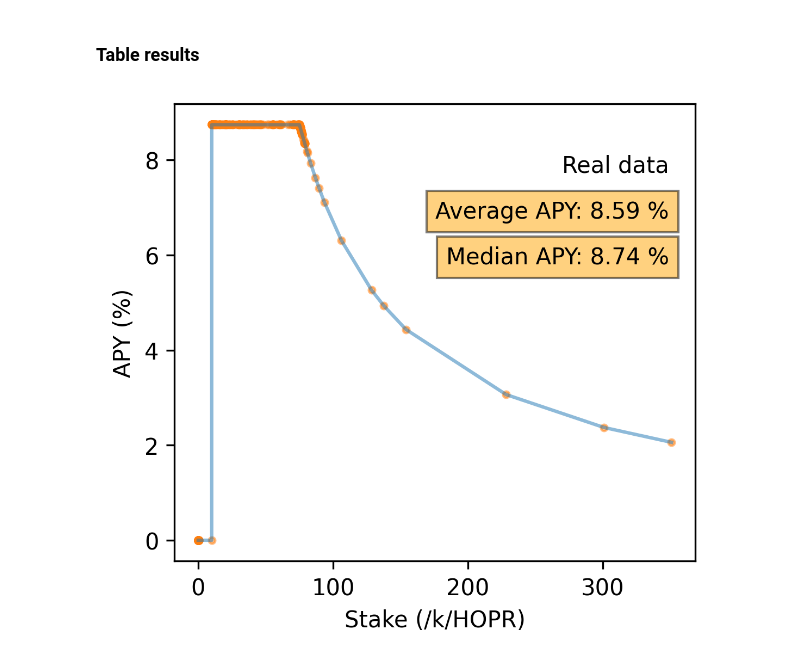
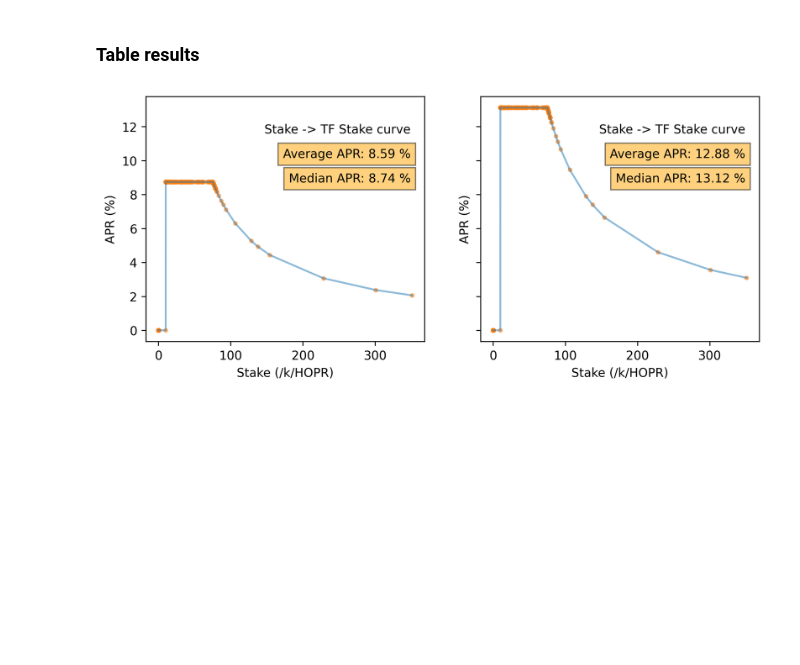
Before and after one commit to hoprnet/ct-research, a Jupyter notebook: ct-app/__simulations__/apy_comparison.ipynb, the cells around one changed output. Saved outputs shown, nothing was run; the diff lists cells and outputs as text; code cells hidden in the pictures; blank space fills up the shorter version.

```diff
--- a/ct-app/__simulations__/apy_comparison.ipynb
+++ b/ct-app/__simulations__/apy_comparison.ipynb
@@ -533,12 +463,12 @@ prefered = {
 # %% [markdown]
 ### Economic model
 # %%
-prefered_vars = [deepcopy(prefered) for _ in range(1)]
+prefered_vars = [deepcopy(prefered) for _ in range(2)]
 
-prefered_vars[-1]["legend"] = "(long-term)"
+prefered_vars[-1]["budget"] = 150_000
 
-for idx, opt in enumerate(prefered_vars):
-    opt["legend"] = "Real data"
+for opt in prefered_vars:
+    opt["legend"] = "Stake -> TF Stake curve"
 
-generate_simulation_graph(data, prefered_vars, title="Real world data")
+generate_simulation_graph(data, prefered_vars)
 # %% [output]
@@ -577,8 +507,8 @@ for opt, ax in zip(options, axes):
 
     lin_range = np.linspace(0, max(stakes), 1000)
 
-    apys = compute_apy(opt, stakes, percentage=True, average=False, on_stake=True)
-    global_apy = probabilistic_apy(data, [opt])[0]["apy"] * 100
+    apys = compute_apr(opt, stakes, percentage=True, average=False, on_stake=True)
+    global_apy = compute_aprs(data, [opt])[0] * 100
 
     average_apy = np.mean([apy for apy, stake in zip(apys, stakes) if stake > 10e3])
     median_apy = np.median([apy for apy, stake in zip(apys, stakes) if stake > 10e3])
@@ -586,34 +516,34 @@ for opt, ax in zip(options, axes):
     factor, prefix = factor_and_prefix(stakes[-1])
 
     stakes = [s/factor for s in stakes]
 
     ax.plot(stakes, apys, alpha=0.5)
     ax.scatter(stakes, apys, s=8, c="#ff7f0e", alpha=0.5)
     ax.text(0.95,
             0.85,
             opt["legend"],
             transform=ax.transAxes,
             horizontalalignment='right')
     ax.text(0.95,
             0.75,
-            f"Average APY: {average_apy:,.2f} %",
+            f"Average APR: {average_apy:,.2f} %",
             transform=ax.transAxes,
             horizontalalignment='right',
             bbox=dict(facecolor='orange', alpha=0.5),)
     ax.text(0.95,
         0.65,
-        f"Median APY: {median_apy:,.2f} %",
+        f"Median APR: {median_apy:,.2f} %",
         transform=ax.transAxes,
         horizontalalignment='right',
         bbox=dict(facecolor='orange', alpha=0.5),)
 
     ax.set_xlabel(f"Stake (/{prefix}/HOPR)")
-    ax.set_ylabel("APY (%)")
+    ax.set_ylabel("APR (%)")
 
 # remove unused subplots
 for ax in axes[len(options):]:
     ax.remove()
 
 plt.show()
 # %% [output]
-[figure, old version]
+[figure, new version]
```
Also changed, not shown: parts of 7 cells of this notebook.
